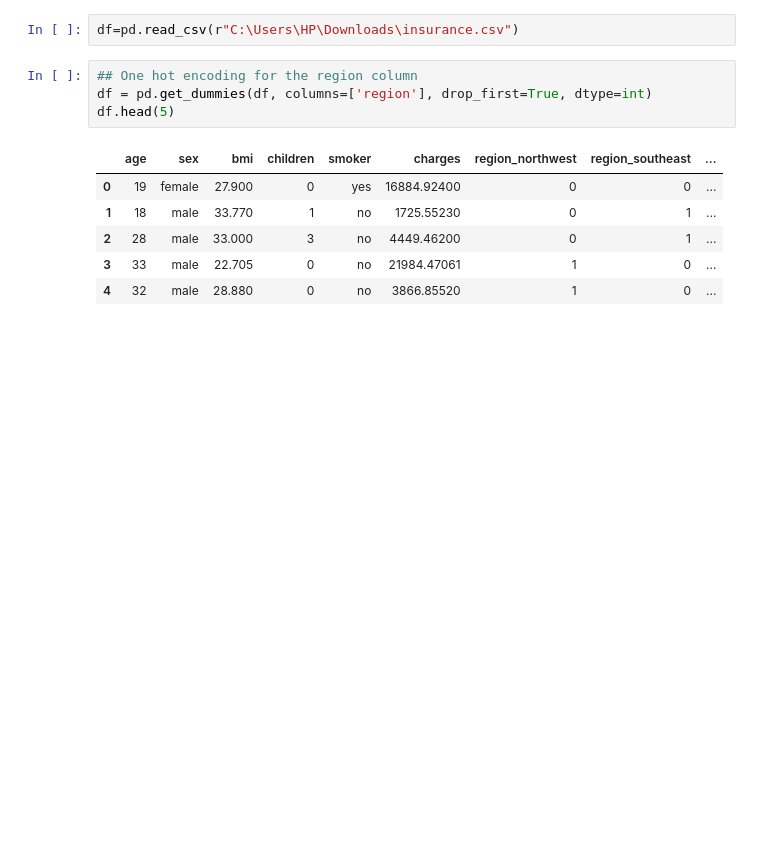
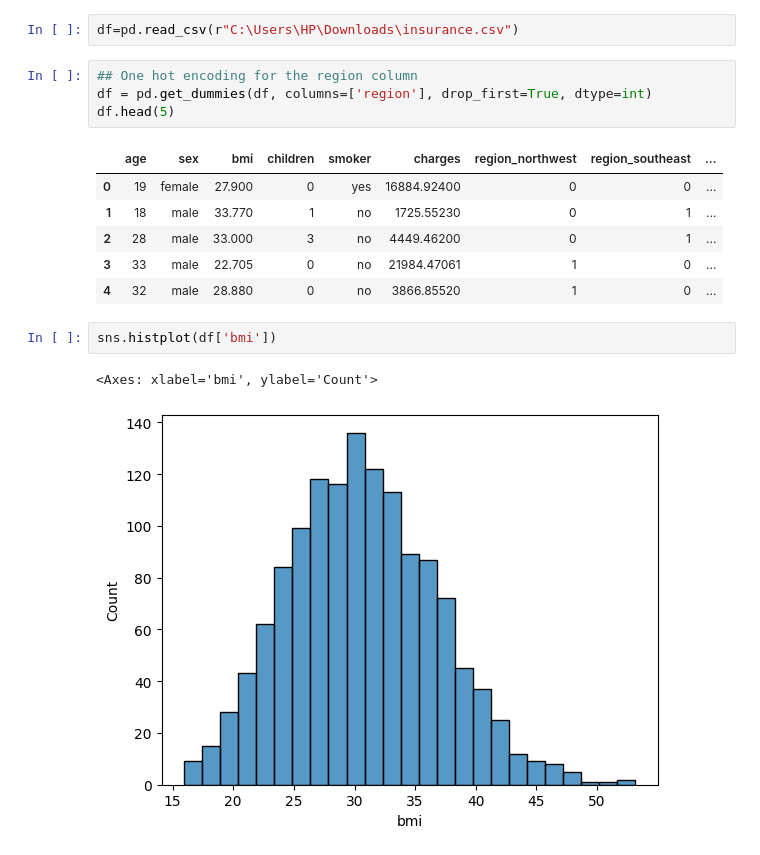
Before and after one commit to sat-06/InsurAI, a Jupyter notebook: notebooks/02_preprocessing.ipynb, the cells around one changed output. Drawn from its saved outputs; the diff is of its cells as text; blank space fills up the shorter version.

```diff
--- a/notebooks/02_preprocessing.ipynb
+++ b/notebooks/02_preprocessing.ipynb
@@ -130,3 +130,8 @@ df.head(5)
 | 2 | 28 | male | 33.000 | 3 | no | 4449.46200 | 0 | 1 | ... |
 | 3 | 33 | male | 22.705 | 0 | no | 21984.47061 | 1 | 0 | ... |
 | 4 | 32 | male | 28.880 | 0 | no | 3866.85520 | 1 | 0 | ... |
+# %%
+sns.histplot(df['bmi'])
+# %% [output]
+<Axes: xlabel='bmi', ylabel='Count'>
+[figure, added]
```
Also changed, not shown: parts of 6 cells of this notebook.
